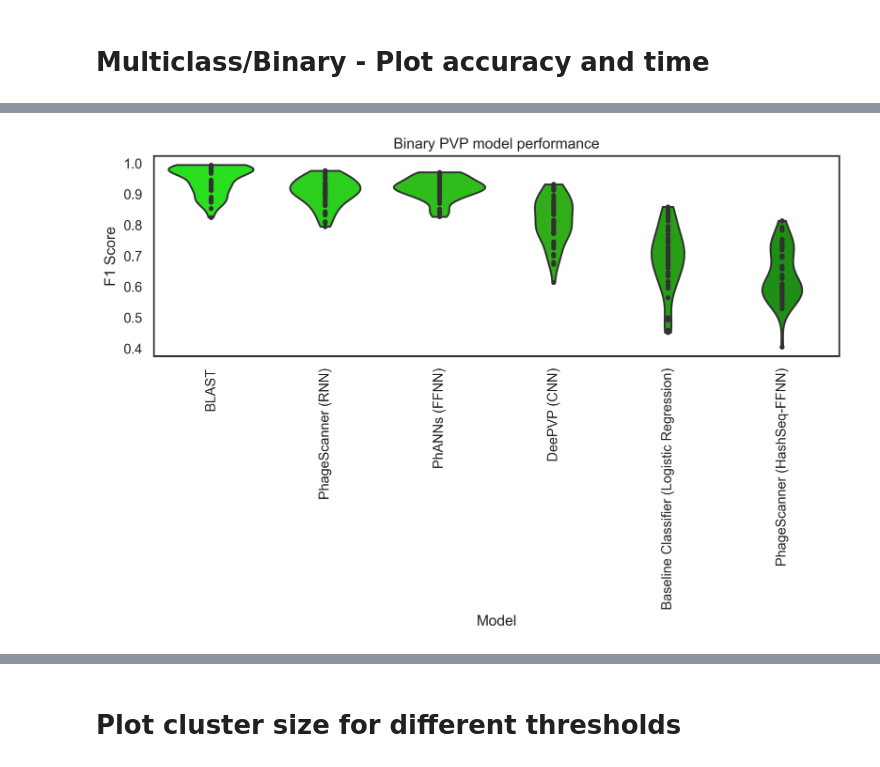
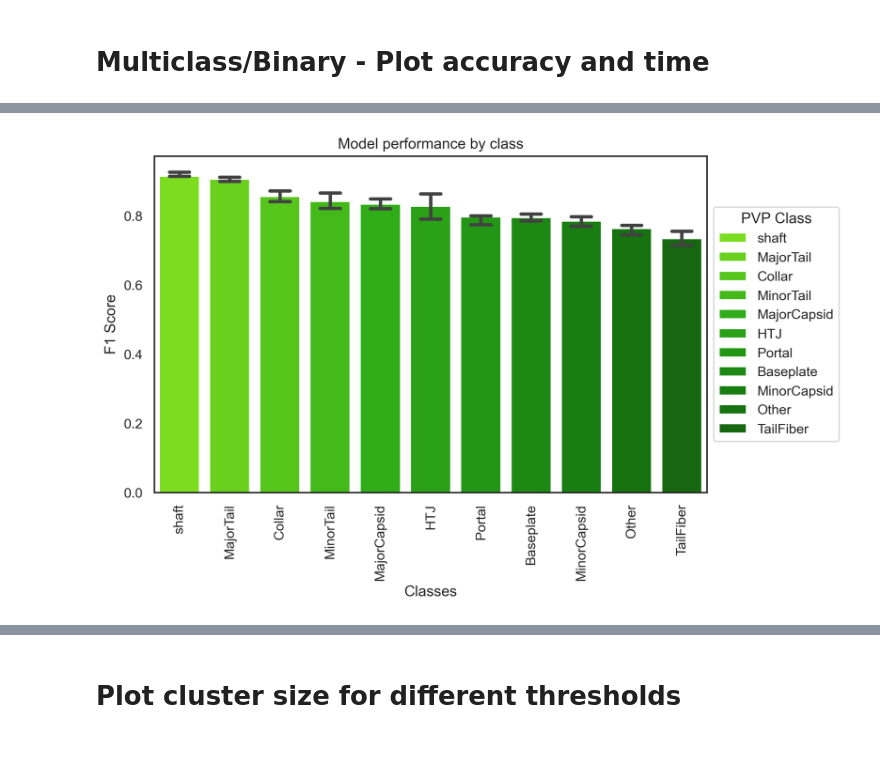
Before and after one commit to Dreycey/PhageScanner, a Jupyter notebook: misc/plot_results.ipynb, the cells around one changed output, grey strips where cells are left out. Saved outputs shown, nothing was run; the diff lists cells and outputs as text; code cells hidden in the pictures.

```diff
--- a/misc/plot_results.ipynb
+++ b/misc/plot_results.ipynb
@@ -29,12 +29,18 @@ class FilePaths(str, Enum):
 
     # multiclass classification results
     multiclass_result_path = Path("../results/multiclass_model_results.csv")
-    multiclass_classnames_path = Path("../results/multiclass_index2class_name.csv")
+    multiclass_classnames_path = Path("../results/feature_index2class_name.csv")
 
     # clustering results
     clustering_result_path = Path("../results/result_cluster_ouput.csv")
+
+    # genomes analysis
+    genome_analysis_path = Path("../results/genomes_predictions.csv")
 # %% [markdown]
 # Helper methods
 # %%
 # remove gridmarks
 sns.set(style="white", palette="pastel", rc={"figure.dpi":300, 'savefig.dpi':300})
+
+# change fonts to helvetica
+plt.rcParams['font.sans-serif'] = 'Helvetica'
@@ -93,5 +47,5 @@ shades_of_green = [
 # %%
-colors = ["#3db042", "#318d35", "#256a28", "#18461a", "#0c230d"]
+
 def expand_colors(colors, num_intermediate):
     def hex_to_rgb(color):
         return tuple(int(color[i:i+2], 16) for i in (1, 3, 5))
@@ -116,6 +70,6 @@ def expand_colors(colors, num_intermediate):
     return expanded_colors
 
 
-colors = ["#0eff00", "#1fc600", "#089000", "#0a5d00", "#063b00"]
-num_intermediate = 2
+colors = ["#7CFC00", "#1fc600", "#089000", "#0a5d00", "#063b00"]
+num_intermediate = 3
 shades_of_green = expand_colors(colors, num_intermediate)
@@ -236,13 +383,14 @@ plt.show()
 feature_results_df = CSVUtils.csv_to_dataframe(FilePaths.multiclass_result_path)
 index2class = CSVUtils.csv_to_dataframe(FilePaths.multiclass_classnames_path)
 
-# feature_results_df = CSVUtils.csv_to_dataframe(FilePaths.binary_result_path)
-# index2class = CSVUtils.csv_to_dataframe(FilePaths.binary_classnames_path)
-
 # select for newest datatime
 feature_results_df['datetime'] = pd.to_datetime(feature_results_df['datetime'])
 feature_results_df = feature_results_df[feature_results_df['datetime'] == feature_results_df['datetime'].max()]
 del feature_results_df['datetime']
+
+# select for PhageScanner model
+feature_results_df = feature_results_df[feature_results_df['model'] == 'PhageScanner (RNN)']
+
 
 # turn tab seperates columns into arrays
 feature_results_df['f1score'] = feature_results_df['f1score'].str.split('\t').apply(lambda x: [float(i) for i in x])
@@ -266,6 +414,5 @@ df_exploded['precision'] = pd.to_numeric(df_exploded['precision'])
 df_exploded['recall'] = pd.to_numeric(df_exploded['recall'])
 
 # order by performance
-df_exploded = df_exploded.sort_values('f1score', ascending=False)
-
-df_exploded
+df_exploded['avg_f1score'] = df_exploded.groupby('classes')['f1score'].transform('mean')
+df_exploded = df_exploded.sort_values('avg_f1score', ascending=False)
@@ -286,14 +419,18 @@ df_exploded
 # %%
 # Plotting
-plt.figure(figsize=(10, 3))
+plt.figure(figsize=(8, 5))
 
 # Create barplot
-ax = sns.violinplot(data=df_exploded, x="model", y="f1score", cut=0, inner="point", palette=shades_of_green)
+ax = sns.barplot(x='classes', y='f1score', hue='classes', errorbar=("pi", 50), capsize=.4, data=df_exploded, dodge=False, palette=shades_of_green)
 
-plt.title('Binary PVP model performance')
+plt.title('Model performance by class')
 plt.ylabel('F1 Score')
-plt.xlabel('Model')
+plt.xlabel('Classes')
 ax.xaxis.set_tick_params(rotation=90)
-plt.show()
+legend = ax.legend(loc='center left', bbox_to_anchor=(1, 0.5))
+legend.set_title("PVP Class")
+
+# save and show figure
+plt.savefig('class_results_RNN.png', dpi=300, bbox_inches='tight')
 # %% [output]
-[figure, old version]
+[figure, new version]
```
Also changed, not shown: parts of 30 cells of this notebook, 11 other files.
